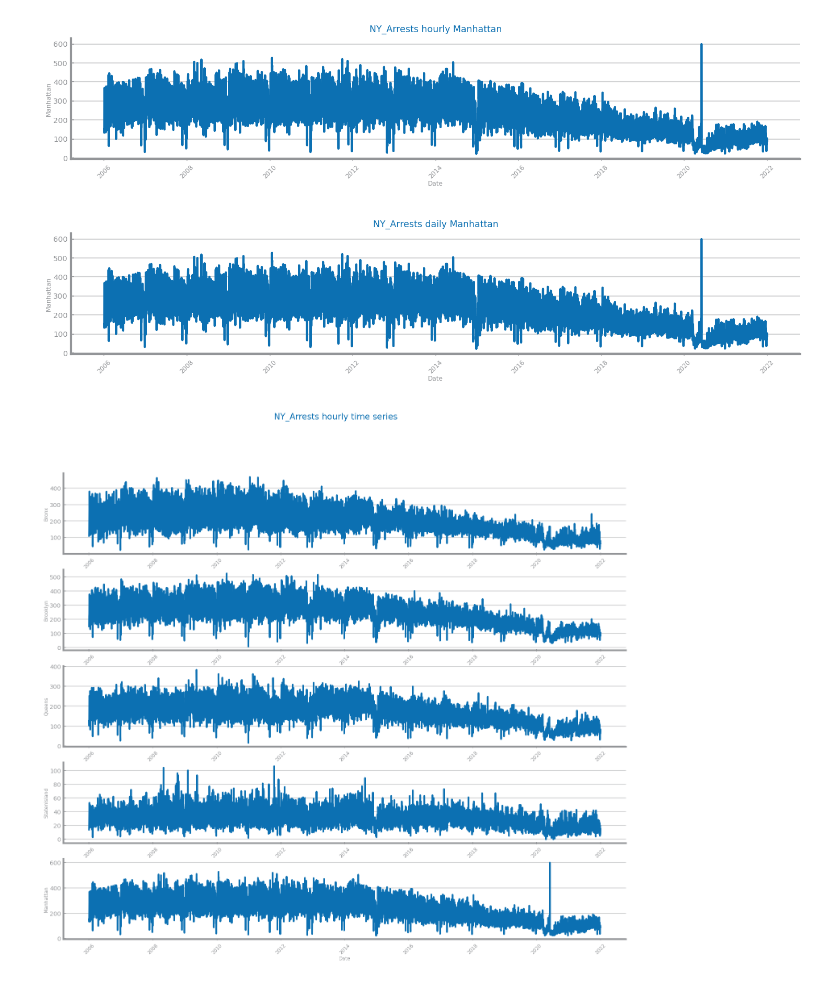
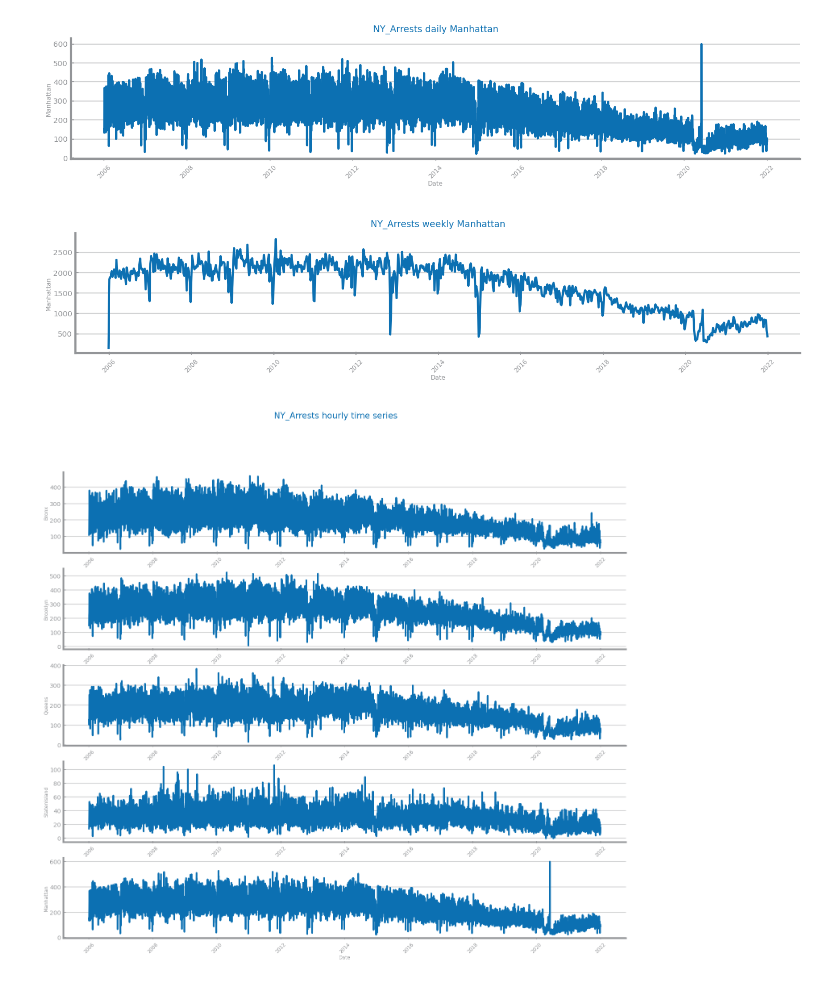
Before and after one commit to freshblaxx/DataScience, a Jupyter notebook: Projeto/TimeSeries/Transformation/Aggregation.ipynb, the cells around one changed output. Saved outputs shown, nothing was run; the diff lists cells and outputs as text; code cells hidden in the pictures.

Commit message:
Aggregation Datasets

```diff
--- a/Projeto/TimeSeries/Transformation/Aggregation.ipynb
+++ b/Projeto/TimeSeries/Transformation/Aggregation.ipynb
@@ -16,38 +16,38 @@ data: DataFrame = read_csv(
     decimal=".",  # Use period for decimal
     parse_dates=[index],  # Parse the Date column
     infer_datetime_format=True,
 )
 data.set_index(index, inplace=True)
 
 # Extract the Manhattan series
 series: Series = data[target]
 
 # Visualize the original series (hourly granularity)
 figure(figsize=(3 * HEIGHT, HEIGHT / 2))
 plot_line_chart(
     series.index.to_list(),
     series.to_list(),
     xlabel=series.index.name,
     ylabel=target,
     title=f"{file_tag} daily {target}",
 )
 
-# Aggregate the series to daily granularity using sum
-ss_agg: Series = ts_aggregation_by(series, gran_level="D", agg_func="sum")
+# Aggregate the series to weekly granularity using sum
+ss_agg: Series = ts_aggregation_by(series, gran_level="W", agg_func="sum")
 
-# Visualize the daily aggregated series
+# Visualize the weekly aggregated series
 figure(figsize=(3 * HEIGHT, HEIGHT / 2))
 plot_line_chart(
     ss_agg.index.to_list(),
     ss_agg.to_list(),
     xlabel=ss_agg.index.name,
     ylabel=target,
-    title=f"{file_tag} daily {target}",
+    title=f"{file_tag} weekly {target}",
 )
 show()
 # %% [output]
 [figure]
-[figure, old version]
+[figure, new version]
 # %%
 from dslabs_functions import plot_ts_multivariate_chart
 
```
Also changed, not shown: parts of 1 cell of this notebook.
